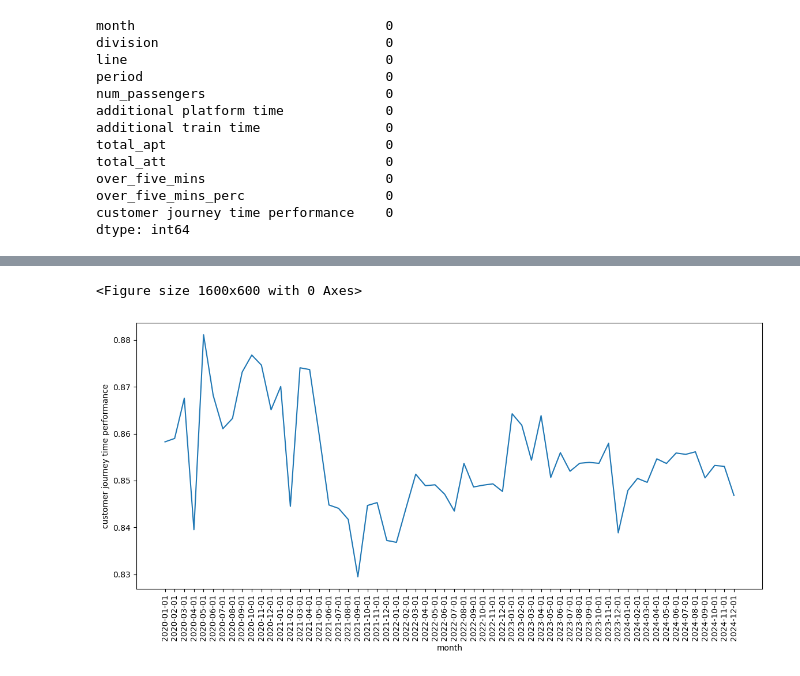
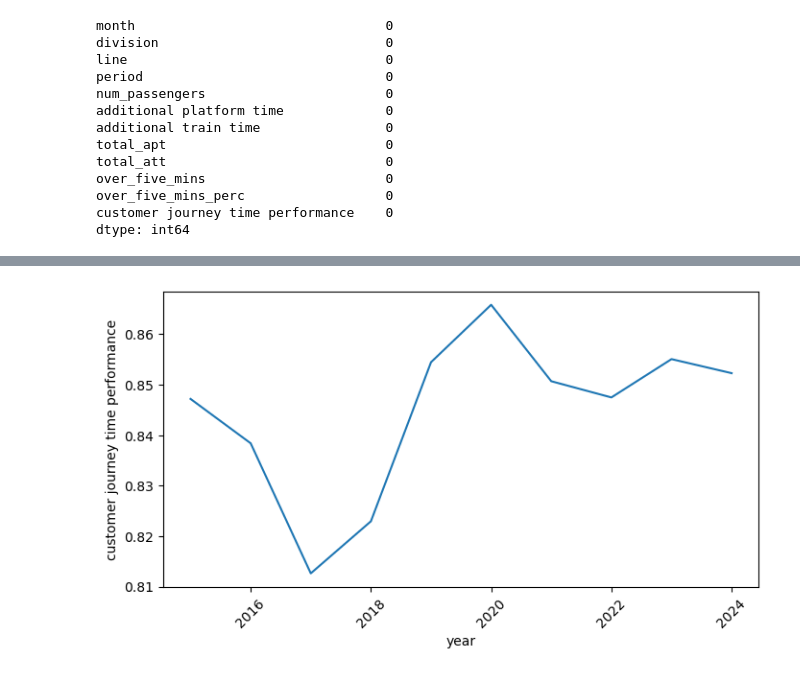
Before and after one commit to tali0n-git/MTA-subway-analysis, a Jupyter notebook: mina-notebook.ipynb, the cells around one changed output, grey strips where cells are left out. Saved outputs shown, nothing was run; the diff lists cells and outputs as text; code cells hidden in the pictures.

```diff
--- a/mina-notebook.ipynb
+++ b/mina-notebook.ipynb
@@ -7,7 +11,9 @@ import seaborn as sns
 import matplotlib.pyplot as plt
 # %%
 # import the data
-mta = pd.read_csv("./data/MTA_Subway_Customer_Metrics_2020-2024.csv")
+mta1 = pd.read_csv("./data/MTA_Subway_Customer_Metrics_2020-2024.csv")
+mta2 = pd.read_csv("./data/MTA_Subway_Customer_Metrics__2015-2019.csv")
+mta = pd.concat([mta1, mta2])
 # %%
 # view the first lines of data
 mta.head(10)
@@ -86 +92,7 @@ plt.show()
+# %%
+# change the month column to datetime type for easier grouping
+mta['month'] = pd.to_datetime(mta['month'])
+# %%
+# create a new column to hold just the year
+mta['year'] = mta['month'].dt.year
 # %%
@@ -93,13 +108,11 @@ plt.show()
 # %%
-import matplotlib.dates as mdates
+# Customer Journey time performance over the years of 2015 to 2024
+# customer journey is "the estimated percentage of customers whose journeys are completed within 5mins of scheduled time" (from data.ny.gov)
+mta_monthly = mta.groupby('year').mean(numeric_only=True).reset_index()
 
-plt.figure(figsize=(16, 6))
-mta_monthly = mta.groupby('month').mean(numeric_only=True).reset_index()
-
-plt.figure(figsize=(14, 6))
-sns.lineplot(x='month', y='customer journey time performance', data=mta_monthly)
-plt.xticks(rotation=90)
+plt.figure(figsize=(8, 4))
+sns.lineplot( data=mta_monthly, x='year', y='customer journey time performance')
+plt.xticks(rotation=45)
 plt.show()
 # %% [output]
-<Figure size 1600x600 with 0 Axes>
-[figure, old version]
+[figure, new version]
```
Also changed, not shown: parts of 6 cells of this notebook.
